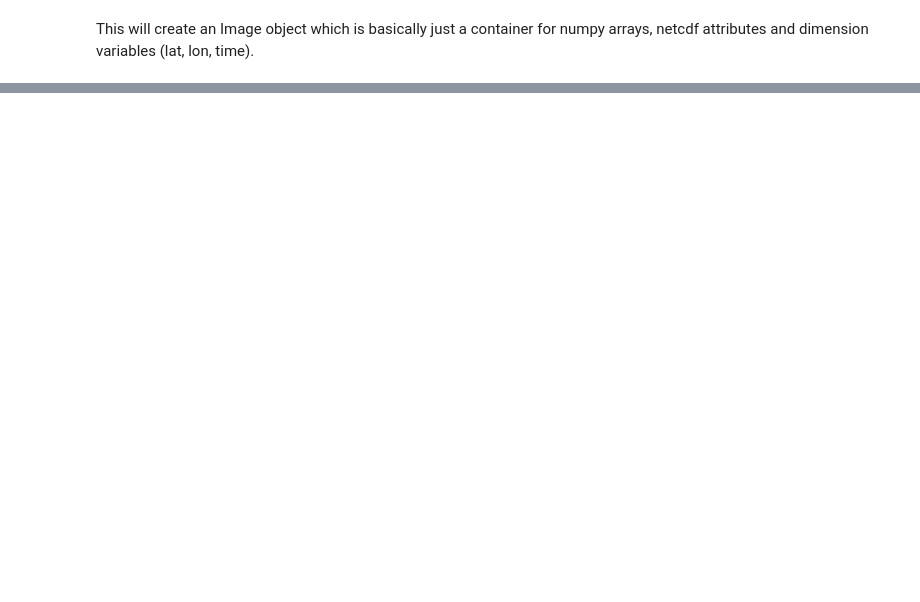
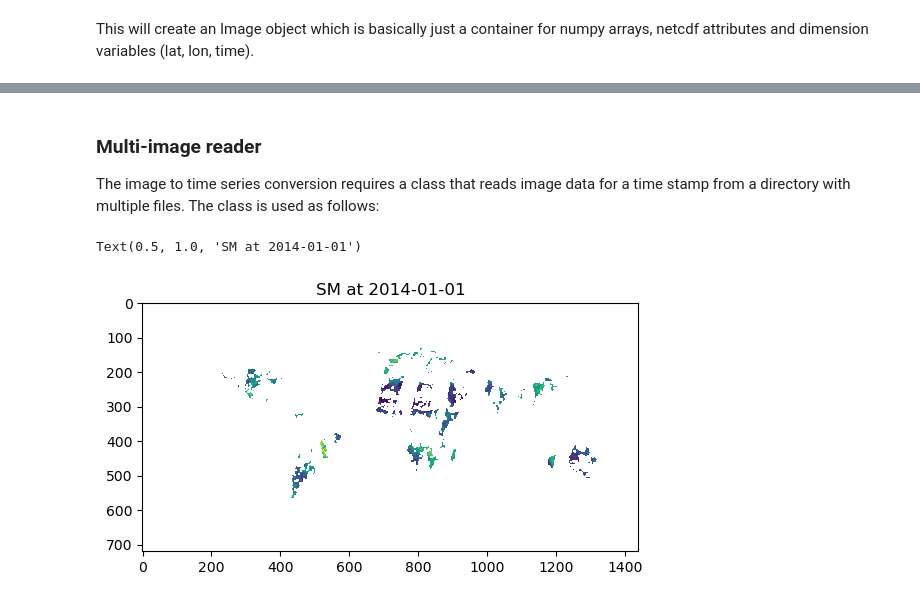
Before and after one commit to wpreimes/c3s_sm, a Jupyter notebook: docs/pages/reading.ipynb, the cells around one changed output, grey strips where cells are left out. Drawn from its saved outputs; the diff is of its cells as text; code cells hidden in the pictures; blank space fills up the shorter version.

```diff
--- a/docs/pages/reading.ipynb
+++ b/docs/pages/reading.ipynb
@@ -111,0 +120,17 @@ This will create an Image object which is basically just a container for numpy a
+# %% [markdown]
+### Multi-image reader
+
+The image to time series conversion requires a class that reads image data for a time stamp from a directory with multiple files. The class is used as follows:
+# %%
+from c3s_sm.interface import C3S_Nc_Img_Stack
+from datetime import datetime
+
+stack = C3S_Nc_Img_Stack("./../../tests/c3s_sm-test-data/img/TCDR/060_dailyImages/combined/", fillval=np.nan)
+ts = datetime(2014, 1, 1)
+image = stack.read(ts)
+# %%
+plt.imshow(image.data['sm'])
+plt.title(f"SM at {str(ts.date())}")
+# %% [output]
+Text(0.5, 1.0, 'SM at 2014-01-01')
+[figure, added]
```
Also changed, not shown: parts of 5 cells of this notebook, 8 other files.
